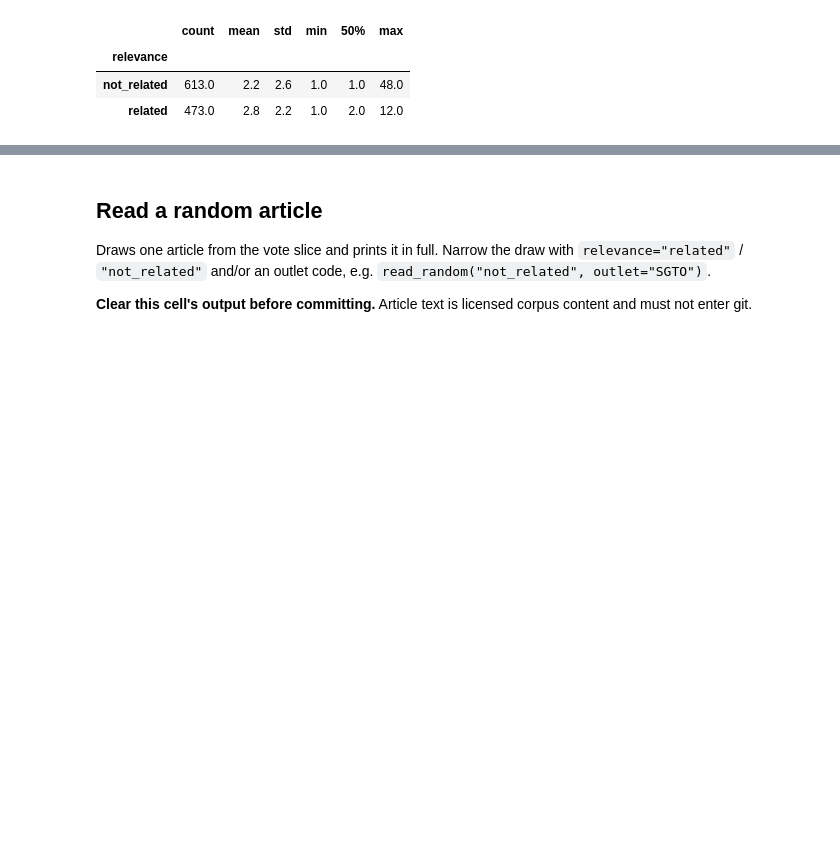
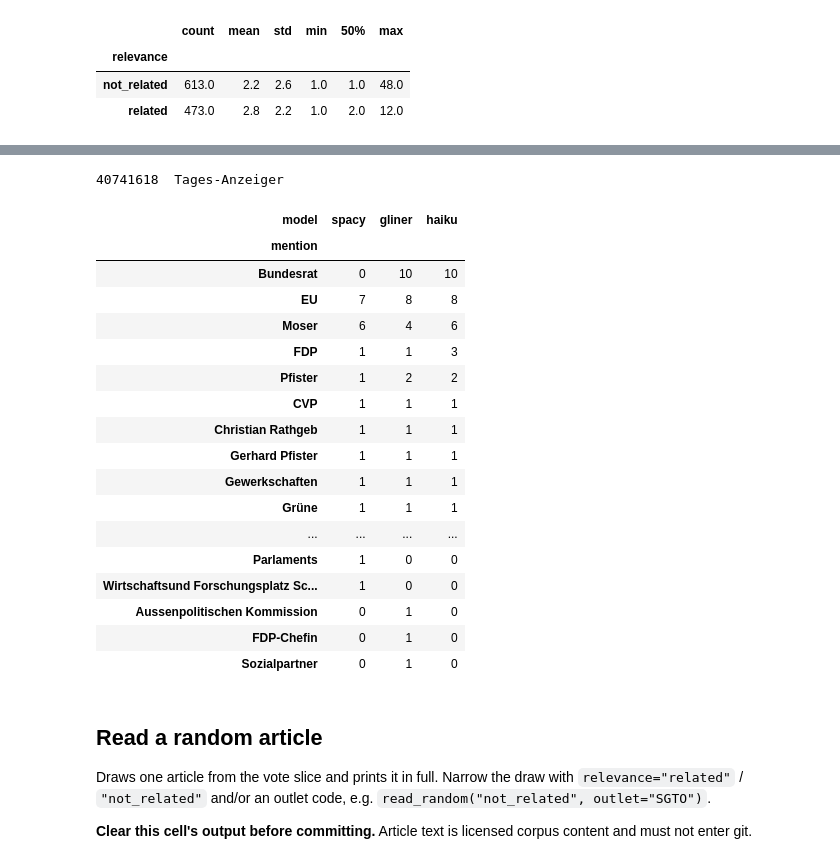
Before and after one commit to RasanYo/political-graph-rag, a Jupyter notebook: notebooks/02_explore_ner_de.ipynb, the cells around one changed output, grey strips where cells are left out. Drawn from its saved outputs; the diff is of its cells as text; code cells hidden in the pictures; blank space fills up the shorter version.

```diff
--- a/notebooks/02_explore_ner_de.ipynb
+++ b/notebooks/02_explore_ner_de.ipynb
@@ -492,0 +904,19 @@ vote.groupby("relevance")["n_vote_mentions"].describe(percentiles=[.5]).round(1)
+# %%
+mentions = pd.concat([spacy_found, gliner_found, haiku_found], ignore_index=True)
+texts = dict(zip(related["id"], related["text"]))
+assert all(texts[r.id][r.start:r.end] == r.mention for r in mentions.itertuples()), "a position is off"
+assert mentions.groupby("model")["id"].nunique().max() <= len(related)
+
+actors = mentions[mentions["type"] != "other"]
+
+
+def entity_counts(model: str) -> dict[str, dict[str, int]]:
+    """{article id: {mention: count}} for one model, persons and organizations only."""
+    found = actors[actors["model"] == model]
+    return {i: g["mention"].value_counts().to_dict() for i, g in found.groupby("id")}
+
+
+counts = {m: entity_counts(m) for m in ("spacy", "gliner", "haiku")}
+for model, per_article in counts.items():
+    assert sum(sum(d.values()) for d in per_article.values()) == (actors["model"] == model).sum()
+print("positions and tallies check out")
@@ -493,3 +941,35 @@ vote.groupby("relevance")["n_vote_mentions"].describe(percentiles=[.5]).round(1)
+# %%
+def side_by_side(article_id: str) -> pd.DataFrame:
+    """Mention counts in one article, one column per model."""
+    one = actors[actors["id"] == article_id]
+    return (one.pivot_table(index="mention", columns="model", values="start", aggfunc="count", fill_value=0)
+               .reindex(columns=["spacy", "gliner", "haiku"], fill_value=0)
+               .sort_values(["haiku", "spacy", "gliner"], ascending=False))
+
+
+example = related.sample(1, random_state=7).iloc[0]
+print(f"{example['id']}  {example['medium_name']}")
+side_by_side(example["id"])
+# %% [output]
+40741618  Tages-Anzeiger
+| model | spacy | gliner | haiku |
+| mention |  |  |  |
+| Bundesrat | 0 | 10 | 10 |
+| EU | 7 | 8 | 8 |
+| Moser | 6 | 4 | 6 |
+| FDP | 1 | 1 | 3 |
+| Pfister | 1 | 2 | 2 |
+| CVP | 1 | 1 | 1 |
+| Christian Rathgeb | 1 | 1 | 1 |
+| Gerhard Pfister | 1 | 1 | 1 |
+| Gewerkschaften | 1 | 1 | 1 |
+| Grüne | 1 | 1 | 1 |
+| ... | ... | ... | ... |
+| Parlaments | 1 | 0 | 0 |
+| Wirtschaftsund Forschungsplatz Sc... | 1 | 0 | 0 |
+| Aussenpolitischen Kommission | 0 | 1 | 0 |
+| FDP-Chefin | 0 | 1 | 0 |
+| Sozialpartner | 0 | 1 | 0 |
 # %% [markdown]
 ## Read a random article
 
```
Also changed, not shown: parts of 10 cells of this notebook, 2 other files.
